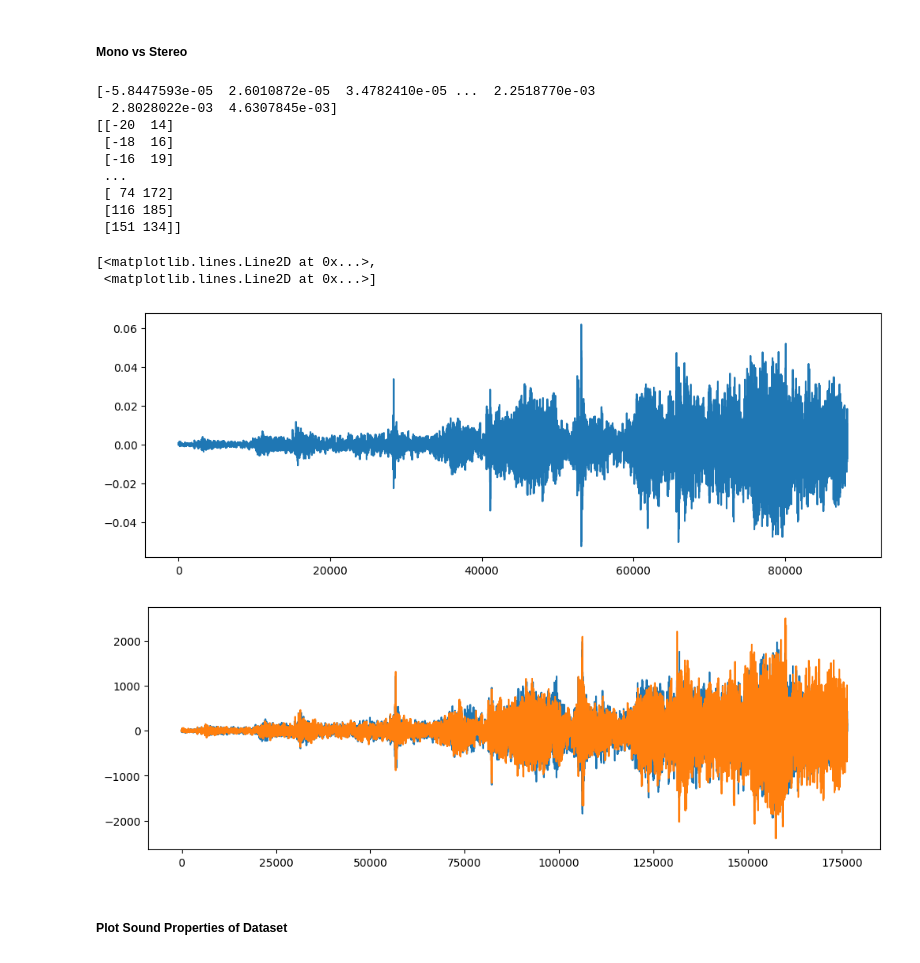
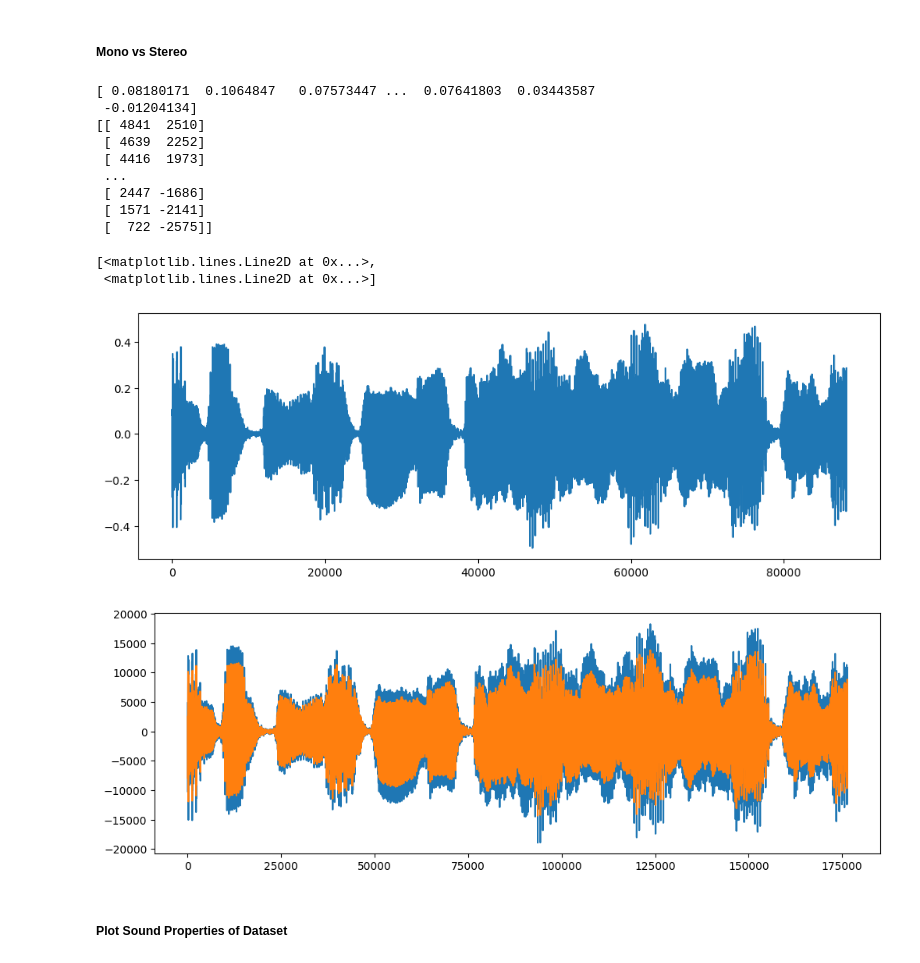
Before and after one commit to jasonmatthewsuhari/IT1244_UrbanSound, a Jupyter notebook: Urban Sound Analysis.ipynb, the cells around one changed output. Saved outputs shown, nothing was run; the diff lists cells and outputs as text; code cells hidden in the pictures.

Commit message:
MonoStereo GDrive
Same thing for Mono vs Stereo section, adapted for google drive

```diff
--- a/Urban Sound Analysis.ipynb
+++ b/Urban Sound Analysis.ipynb
@@ -198,34 +185,40 @@ for class_name in class_distribution.keys():
 ##### Mono vs Stereo
 # %%
 # Graphs for mono and stereo
-audio_file_path = 'data/Train/Train_1544__street_music.wav'
-librosa_audio_data, librosa_sample_rate = librosa.load(audio_file_path)
+files = [file for file in train_data if file[2] == 'street_music']
+file = files[np.random.choice(len(files))]
+file = drive.CreateFile({'id': file[1]})
+file.GetContentFile('temp.wav')
+
+# audio_file_path = 'data/Train/Train_1544__street_music.wav'
+# librosa_audio_data, librosa_sample_rate = librosa.load(audio_file_path)
+librosa_audio_data, librosa_sample_rate = librosa.load('temp.wav')
 print(librosa_audio_data) # mono
 
 # Original audio with 1 channel (mono)
 plt.figure(figsize=(12, 4))
 plt.plot(librosa_audio_data)
 
-wave_sample_rate, wave_audio = wav.read(audio_file_path)
+wave_sample_rate, wave_audio = wav.read('temp.wav')
 print(wave_audio) # stereo
 
 # Original audio with 2 channels (stereo)
 plt.figure(figsize=(12, 4))
 plt.plot(wave_audio)
 # %% [output]
-[-5.8447593e-05  2.6010872e-05  3.4782410e-05 ...  2.2518770e-03
-  2.8028022e-03  4.6307845e-03]
-[[-20  14]
- [-18  16]
- [-16  19]
+[ 0.08180171  0.1064847   0.07573447 ...  0.07641803  0.03443587
+ -0.01204134]
+[[ 4841  2510]
+ [ 4639  2252]
+ [ 4416  1973]
  ...
- [ 74 172]
- [116 185]
- [151 134]]
+ [ 2447 -1686]
+ [ 1571 -2141]
+ [  722 -2575]]
 [<matplotlib.lines.Line2D at 0x...>,
  <matplotlib.lines.Line2D at 0x...>]
-[figure, old version]
+[figure, new version]
-[figure, old version]
+[figure, new version]
 # %% [markdown]
 ##### Plot Sound Properties of Dataset
 # %%
```
Also changed, not shown: parts of 2 cells of this notebook, 1 other file.
